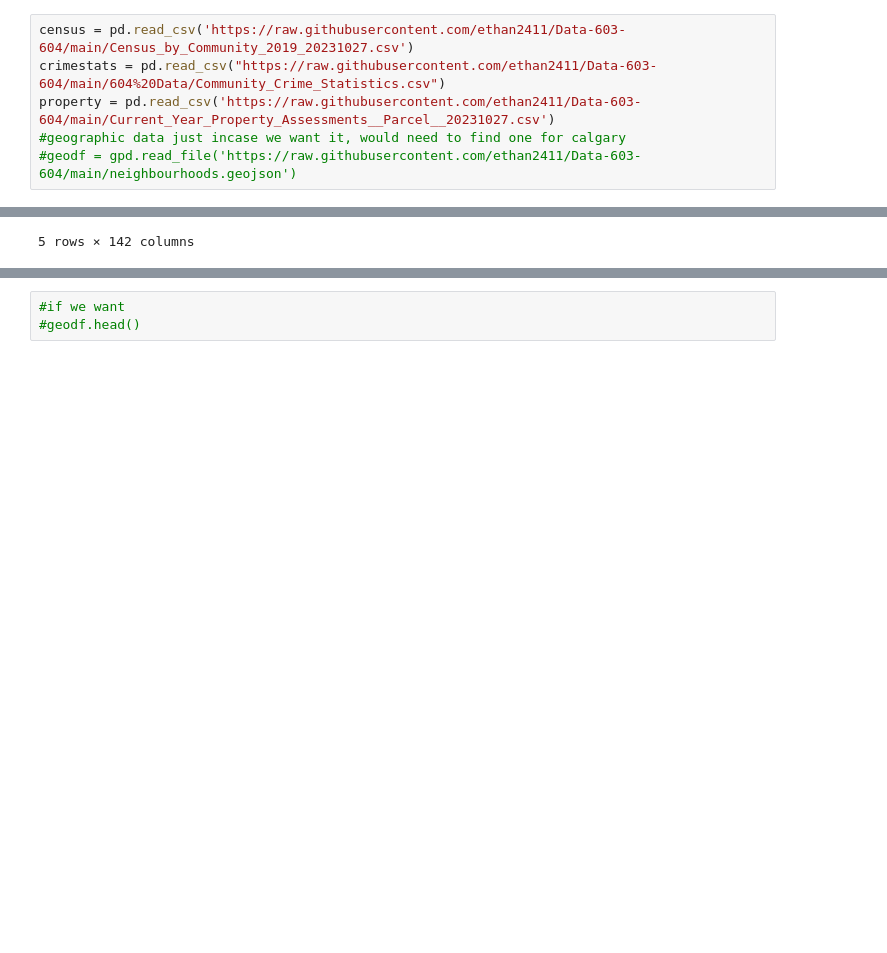
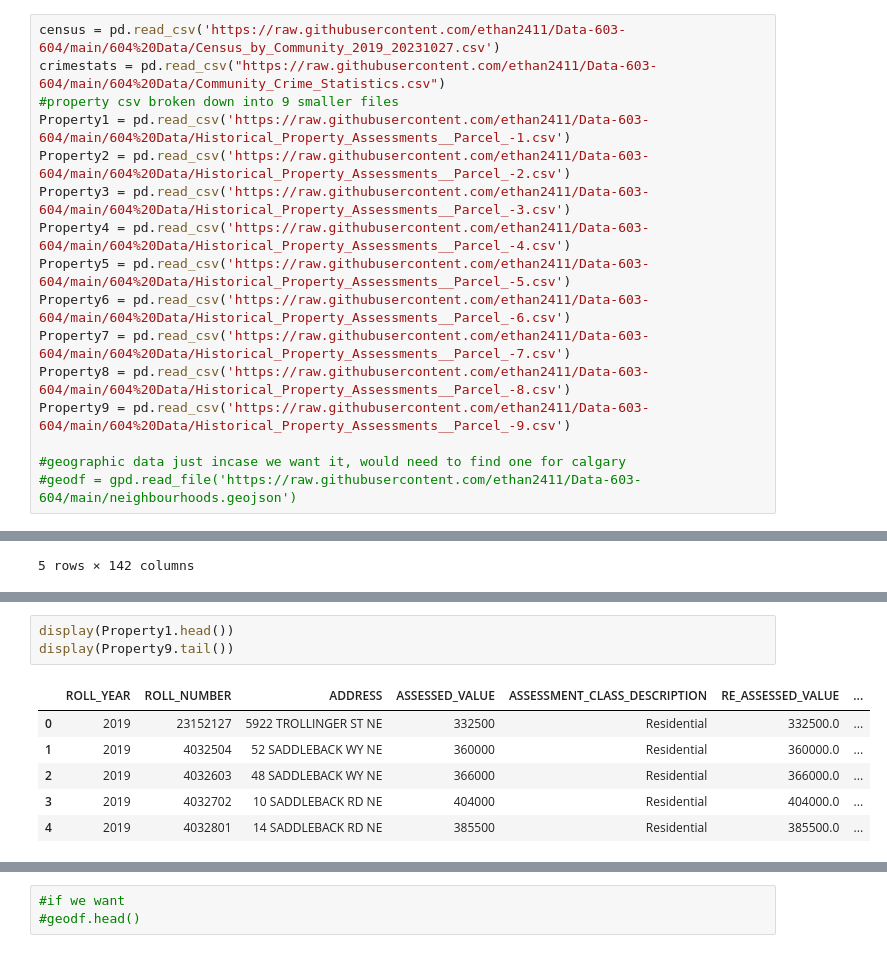
Before and after one commit to ethan2411/Data-603-604, a Jupyter notebook: Data 604 Term Project.ipynb, the cells around one changed output, grey strips where cells are left out. Cells and saved outputs as stored; diff of their text form; blank space fills up the shorter version.

```diff
--- a/Data 604 Term Project.ipynb
+++ b/Data 604 Term Project.ipynb
@@ -54,9 +68,19 @@ from mysql.connector import errorcode
 import os
 #import geopandas as gpd
 # %%
-census = pd.read_csv('https://raw.githubusercontent.com/ethan2411/Data-603-604/main/Census_by_Community_2019_20231027.csv')
+census = pd.read_csv('https://raw.githubusercontent.com/ethan2411/Data-603-604/main/604%20Data/Census_by_Community_2019_20231027.csv')
 crimestats = pd.read_csv("https://raw.githubusercontent.com/ethan2411/Data-603-604/main/604%20Data/Community_Crime_Statistics.csv")
-property = pd.read_csv('https://raw.githubusercontent.com/ethan2411/Data-603-604/main/Current_Year_Property_Assessments__Parcel__20231027.csv')
+#property csv broken down into 9 smaller files
+Property1 = pd.read_csv('https://raw.githubusercontent.com/ethan2411/Data-603-604/main/604%20Data/Historical_Property_Assessments__Parcel_-1.csv')
+Property2 = pd.read_csv('https://raw.githubusercontent.com/ethan2411/Data-603-604/main/604%20Data/Historical_Property_Assessments__Parcel_-2.csv')
+Property3 = pd.read_csv('https://raw.githubusercontent.com/ethan2411/Data-603-604/main/604%20Data/Historical_Property_Assessments__Parcel_-3.csv')
+Property4 = pd.read_csv('https://raw.githubusercontent.com/ethan2411/Data-603-604/main/604%20Data/Historical_Property_Assessments__Parcel_-4.csv')
+Property5 = pd.read_csv('https://raw.githubusercontent.com/ethan2411/Data-603-604/main/604%20Data/Historical_Property_Assessments__Parcel_-5.csv')
+Property6 = pd.read_csv('https://raw.githubusercontent.com/ethan2411/Data-603-604/main/604%20Data/Historical_Property_Assessments__Parcel_-6.csv')
+Property7 = pd.read_csv('https://raw.githubusercontent.com/ethan2411/Data-603-604/main/604%20Data/Historical_Property_Assessments__Parcel_-7.csv')
+Property8 = pd.read_csv('https://raw.githubusercontent.com/ethan2411/Data-603-604/main/604%20Data/Historical_Property_Assessments__Parcel_-8.csv')
+Property9 = pd.read_csv('https://raw.githubusercontent.com/ethan2411/Data-603-604/main/604%20Data/Historical_Property_Assessments__Parcel_-9.csv')
+
 #geographic data just incase we want it, would need to find one for calgary
 #geodf = gpd.read_file('https://raw.githubusercontent.com/ethan2411/Data-603-604/main/neighbourhoods.geojson')
 # %% [markdown]
@@ -100,0 +132,10 @@ property.head()
+# %%
+display(Property1.head())
+display(Property9.tail())
+# %% [output]
+|  | ROLL_YEAR | ROLL_NUMBER | ADDRESS | ASSESSED_VALUE | ASSESSMENT_CLASS_DESCRIPTION | RE_ASSESSED_VALUE | ... |
+| 0 | 2019 | 23152127 | 5922 TROLLINGER ST NE | 332500 | Residential | 332500.0 | ... |
+| 1 | 2019 | 4032504 | 52 SADDLEBACK WY NE | 360000 | Residential | 360000.0 | ... |
+| 2 | 2019 | 4032603 | 48 SADDLEBACK WY NE | 366000 | Residential | 366000.0 | ... |
+| 3 | 2019 | 4032702 | 10 SADDLEBACK RD NE | 404000 | Residential | 404000.0 | ... |
+| 4 | 2019 | 4032801 | 14 SADDLEBACK RD NE | 385500 | Residential | 385500.0 | ... |
```
Also changed, not shown: parts of 25 cells of this notebook.
